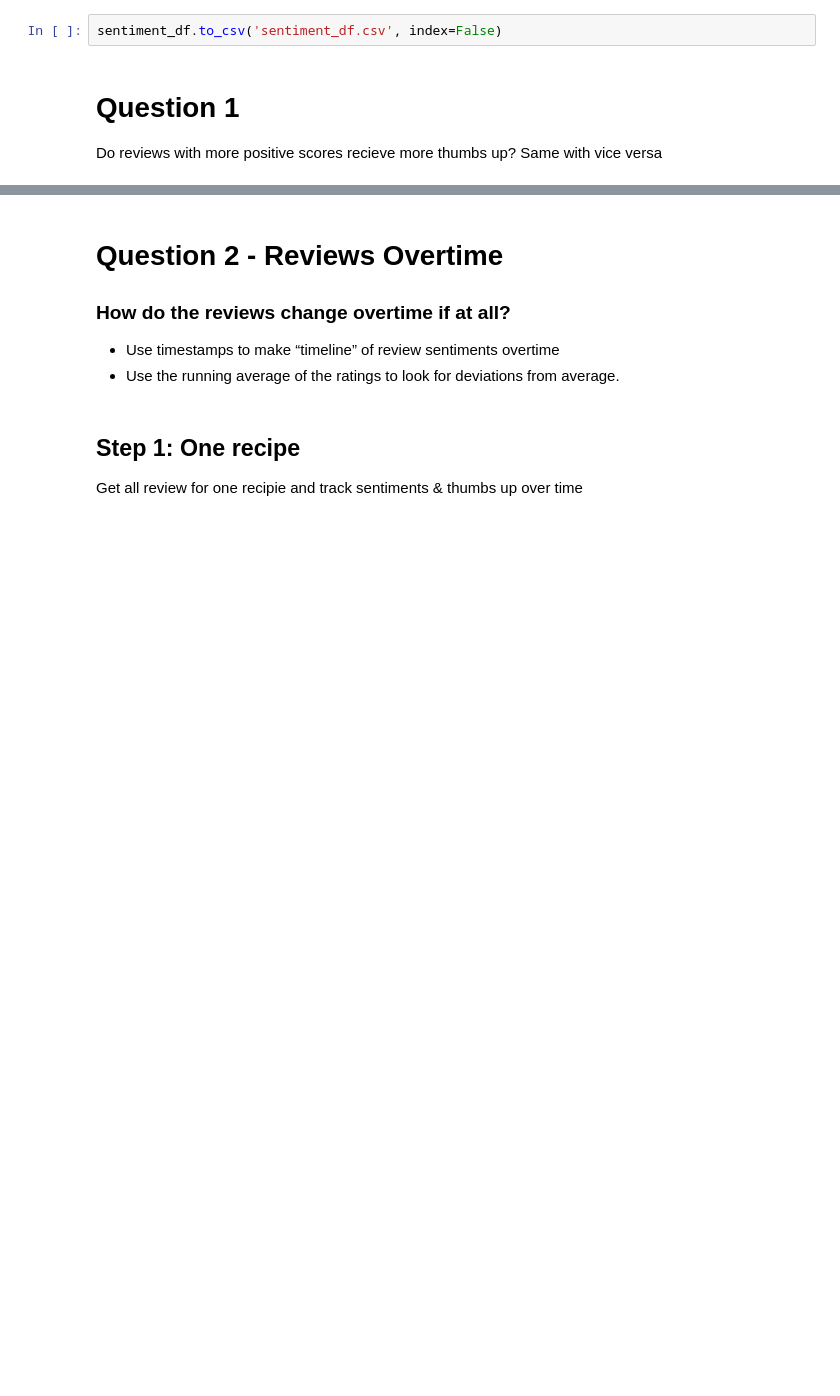
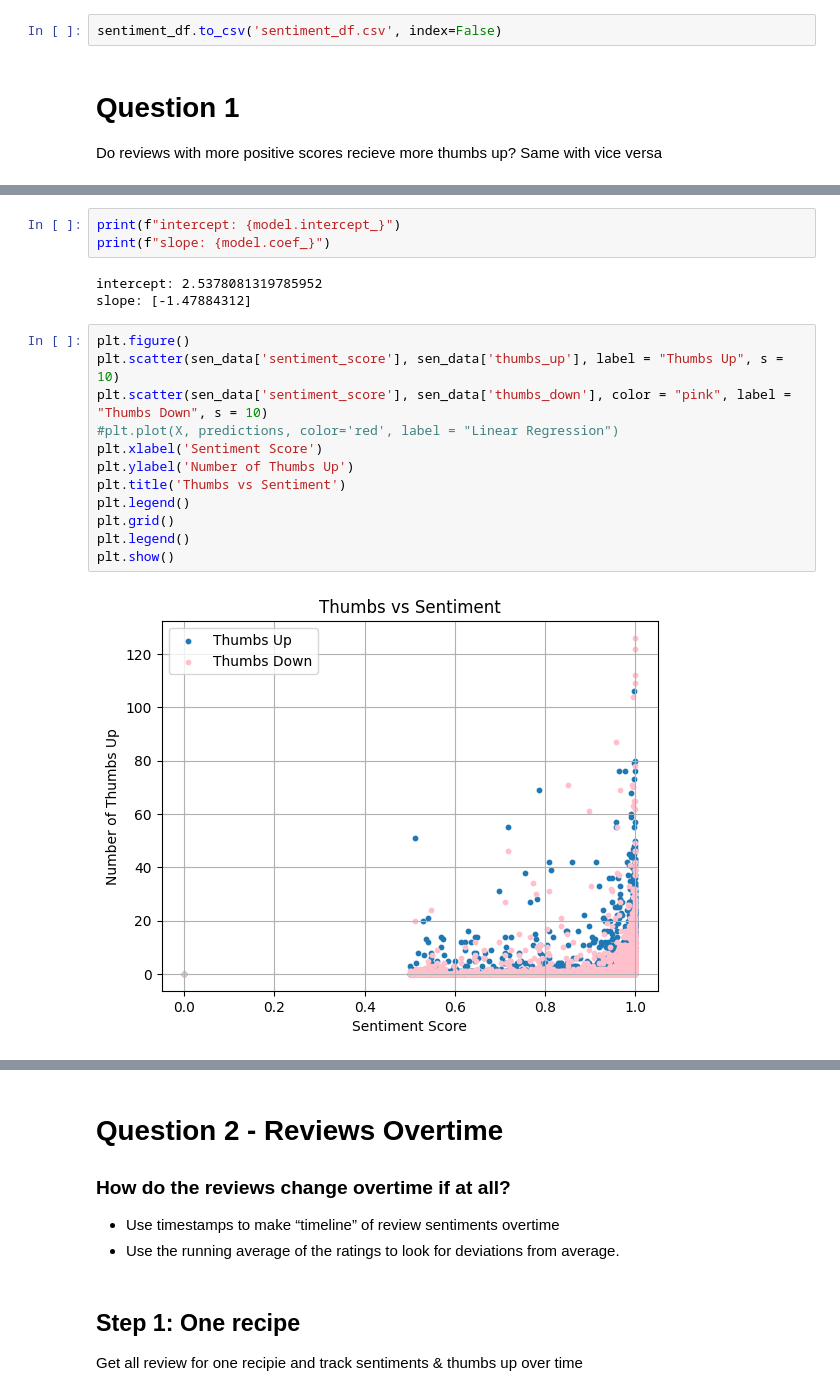
Before and after one commit to victoriab027/RecipeReviews, a Jupyter notebook: notebook.ipynb, the cells around one changed output, grey strips where cells are left out. Cells and saved outputs as stored; diff of their text form; blank space fills up the shorter version.

```diff
--- a/notebook.ipynb
+++ b/notebook.ipynb
@@ -299,0 +131,20 @@ plt.show()
+# %%
+print(f"intercept: {model.intercept_}")
+print(f"slope: {model.coef_}")
+# %% [output]
+intercept: 2.5378081319785952
+slope: [-1.47884312]
+# %%
+plt.figure()
+plt.scatter(sen_data['sentiment_score'], sen_data['thumbs_up'], label = "Thumbs Up", s = 10)
+plt.scatter(sen_data['sentiment_score'], sen_data['thumbs_down'], color = "pink", label = "Thumbs Down", s = 10)
+#plt.plot(X, predictions, color='red', label = "Linear Regression")
+plt.xlabel('Sentiment Score')
+plt.ylabel('Number of Thumbs Up')
+plt.title('Thumbs vs Sentiment')
+plt.legend()
+plt.grid()
+plt.legend()
+plt.show()
+# %% [output]
+[figure, added]
```
Also changed, not shown: parts of 32 cells of this notebook.
